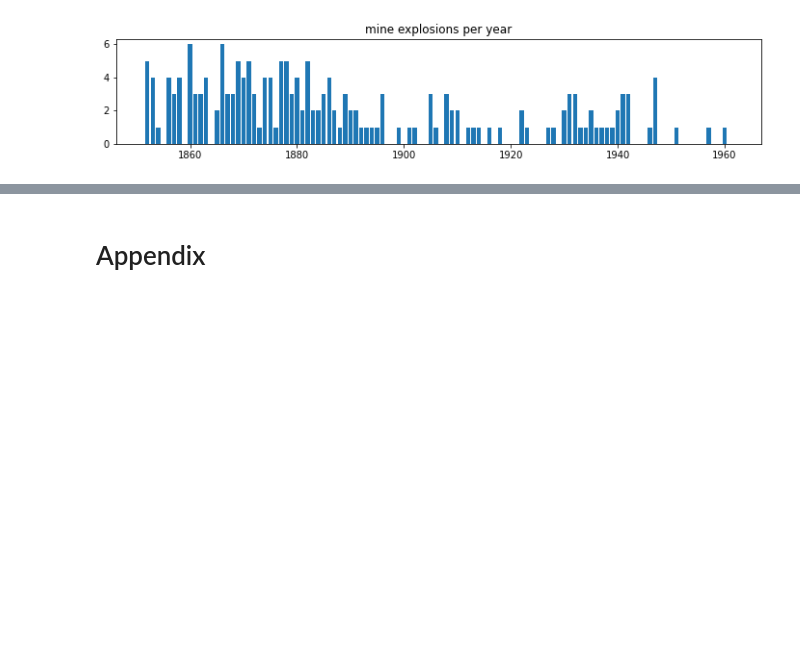
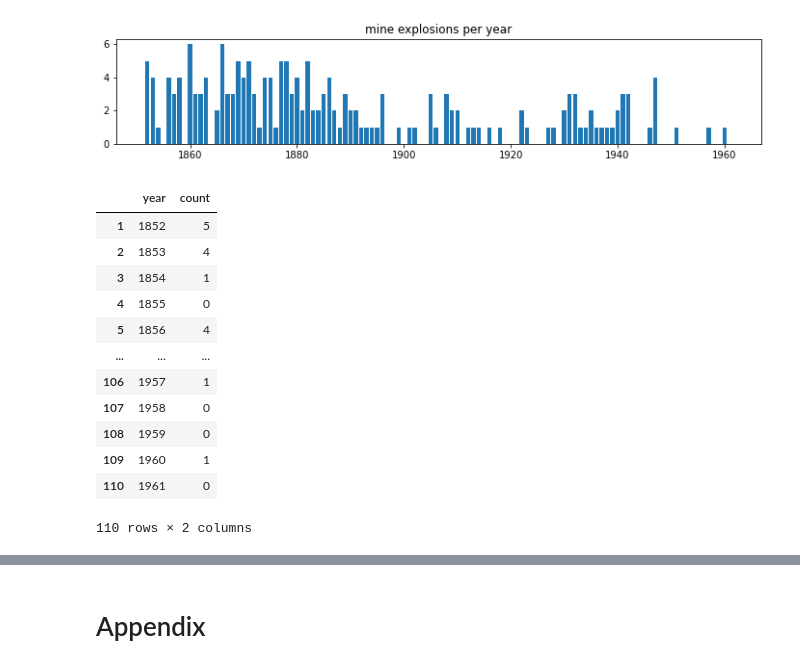
Before and after one commit to inwaves/probml, a Jupyter notebook: coursework2_trueskill/wip-sheet-1.ipynb, the cells around one changed output, grey strips where cells are left out. Cells and saved outputs as stored; diff of their text form; code cells hidden in the pictures; blank space fills up the shorter version.

```diff
--- a/coursework2_trueskill/wip-sheet-1.ipynb
+++ b/coursework2_trueskill/wip-sheet-1.ipynb
@@ -429,6 +442,22 @@ with matplotlib.rc_context({'figure.figsize': [12,2]}):
 plt.show()
 # %% [output]
 [figure]
+# %%
+l = scipy.stats.gamma
+# %% [output]
+|  | year | count |
+| 1 | 1852 | 5 |
+| 2 | 1853 | 4 |
+| 3 | 1854 | 1 |
+| 4 | 1855 | 0 |
+| 5 | 1856 | 4 |
+| ... | ... | ... |
+| 106 | 1957 | 1 |
+| 107 | 1958 | 0 |
+| 108 | 1959 | 0 |
+| 109 | 1960 | 1 |
+| 110 | 1961 | 0 |
+110 rows × 2 columns
 # %% [markdown]
 <div style="height: 20em"></div>
 # %% [markdown]
```
Also changed, not shown: parts of 18 cells of this notebook, 1 other file.
